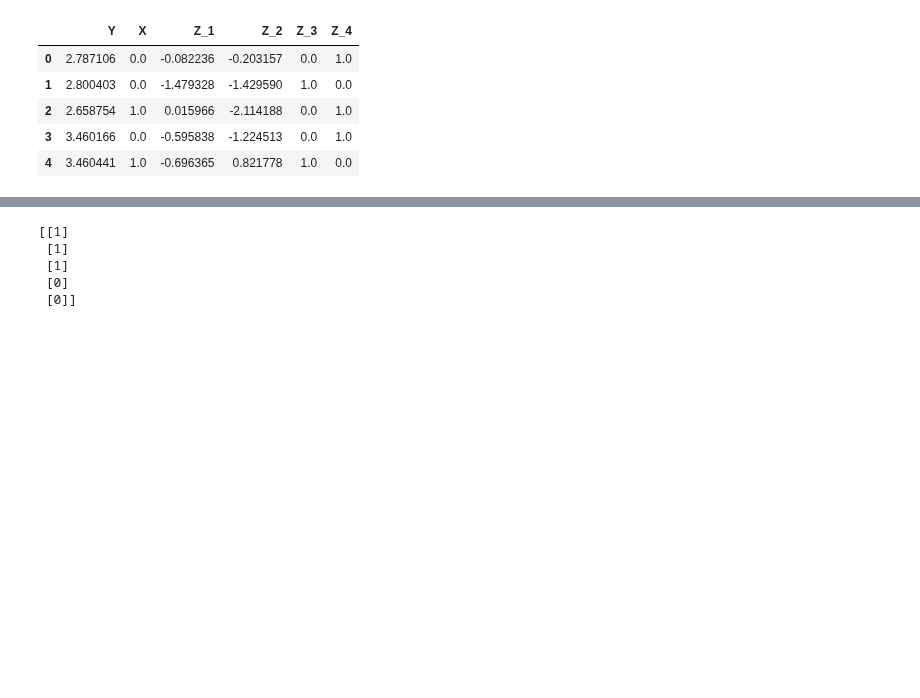
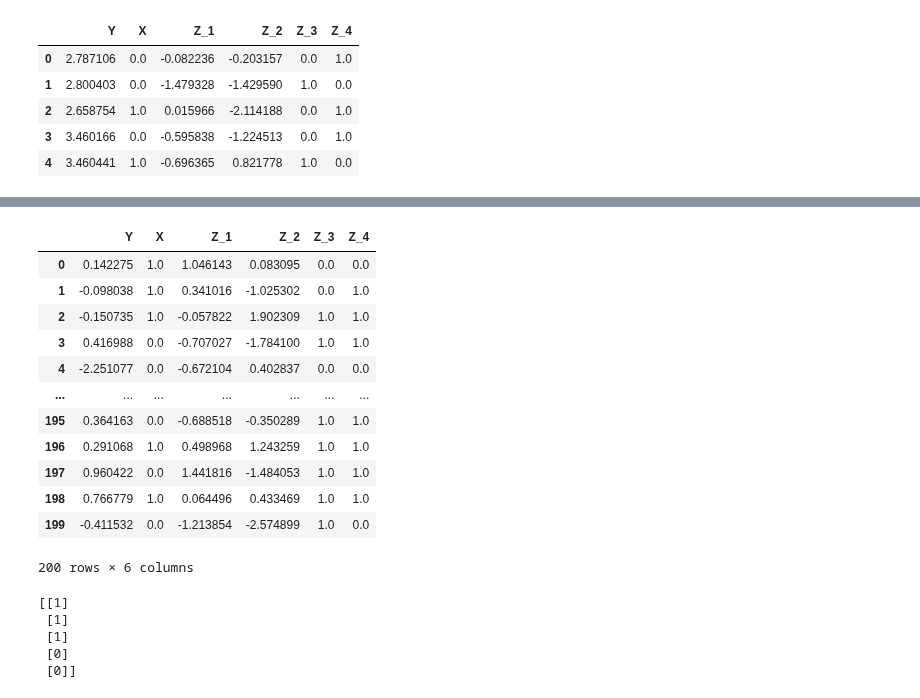
Before and after one commit to llaurabatt/frugal-flows, a Jupyter notebook: validation/Simulated_Data_Pipeline.ipynb, the cells around one changed output, grey strips where cells are left out. Saved outputs shown, nothing was run; the diff lists cells and outputs as text; code cells hidden in the pictures; blank space fills up the shorter version.

```diff
--- a/validation/Simulated_Data_Pipeline.ipynb
+++ b/validation/Simulated_Data_Pipeline.ipynb
@@ -79,8 +96,8 @@ sim_data_df = benchmark_flow.generate_samples(
     key=jr.PRNGKey(10*seed),
     sampling_size=sampling_size,
     copula_param=0.,
-    outcome_causal_model='causal_cdf',
-    outcome_causal_args={'ate': 100, 'const': 0, 'scale': 1}
+    outcome_causal_model='location_translation',
+    outcome_causal_args={'ate': 5, 'const': 3, 'scale': 0.5}
 )
 valMethods.metalearner('Y', 'X', sim_data_df, est='T', method='GBR')
 # %% [output]
@@ -88,3 +111,19 @@ valMethods.metalearner('Y', 'X', sim_data_df, est='T', method='GBR')
+# %%
+sim_data_df
+# %% [output]
+|  | Y | X | Z_1 | Z_2 | Z_3 | Z_4 |
+| 0 | 0.142275 | 1.0 | 1.046143 | 0.083095 | 0.0 | 0.0 |
+| 1 | -0.098038 | 1.0 | 0.341016 | -1.025302 | 0.0 | 1.0 |
+| 2 | -0.150735 | 1.0 | -0.057822 | 1.902309 | 1.0 | 1.0 |
+| 3 | 0.416988 | 0.0 | -0.707027 | -1.784100 | 1.0 | 1.0 |
+| 4 | -2.251077 | 0.0 | -0.672104 | 0.402837 | 0.0 | 0.0 |
+| ... | ... | ... | ... | ... | ... | ... |
+| 195 | 0.364163 | 0.0 | -0.688518 | -0.350289 | 1.0 | 1.0 |
+| 196 | 0.291068 | 1.0 | 0.498968 | 1.243259 | 1.0 | 1.0 |
+| 197 | 0.960422 | 0.0 | 1.441816 | -1.484053 | 1.0 | 1.0 |
+| 198 | 0.766779 | 1.0 | 0.064496 | 0.433469 | 1.0 | 1.0 |
+| 199 | -0.411532 | 0.0 | -1.213854 | -2.574899 | 1.0 | 0.0 |
+200 rows × 6 columns
 # %%
 N = 1000
 B = 10 # Number of Bootstraps
```
Also changed, not shown: parts of 4 cells of this notebook.
